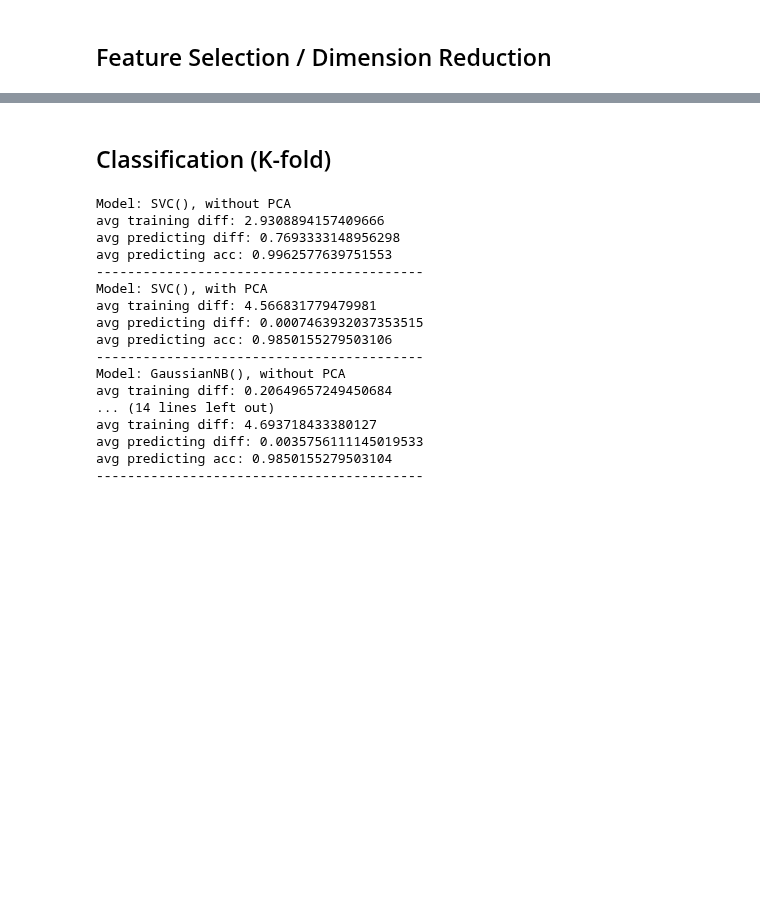
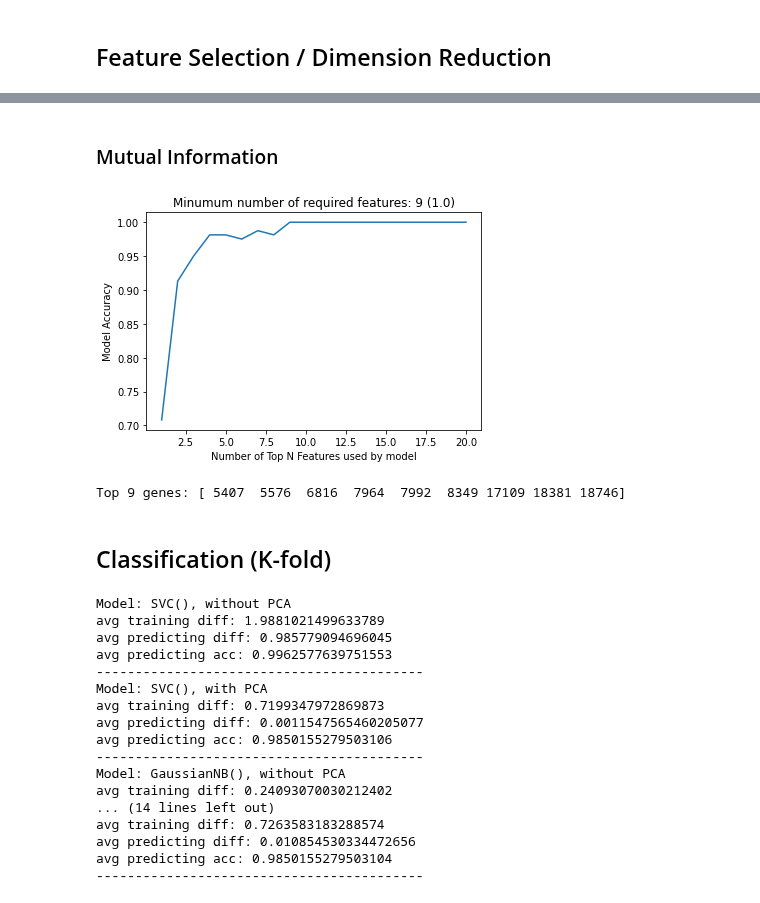
Before and after one commit to alina-dima/PR-for-AI, a Jupyter notebook: Assignment 2/Genes/genes.ipynb, the cells around one changed output, grey strips where cells are left out. Drawn from its saved outputs; the diff is of its cells as text; code cells hidden in the pictures; blank space fills up the shorter version.

Commit message:
added mutual information

```diff
--- a/Assignment 2/Genes/genes.ipynb
+++ b/Assignment 2/Genes/genes.ipynb
@@ -140,3 +144,33 @@ plt.show()
+# %% [markdown]
+### Mutual Information
+# %%
+# This takes like a minute to run
+selector = SelectKBest(mutual_info_classif, k="all")
+selector.fit(X_train, y_train)
+feature_importance = np.flip(np.argsort(selector.scores_))
+# %%
+def best_mutual_info(top_n_feat, top_features, x_train, y_train, x_test, y_test, model):
+    scores = []
+    for i in tqdm(range(1, top_n_feat + 1)):
+        best_cols = top_features[:i]
+        reduced_x_train = X_train.iloc[:,best_cols]
+        reduced_x_test = X_test.iloc[:,best_cols]
+        y_pred = model.fit(reduced_x_train, y_train).predict(reduced_x_test)
+        scores.append(accuracy_score(y_test, y_pred))
+    return scores
+# %%
+top_n_feat = 20
+scores = best_mutual_info(top_n_feat, feature_importance, X_train, y_train, X_test, y_test, SVC())
+plt.plot(list(range(1,top_n_feat + 1)), scores)
+plt.xlabel("Number of Top N Features used by model")
+plt.ylabel("Model Accuracy")
+min_feat = np.argmax(scores) + 1
+plt.title(f"Minumum number of required features: {min_feat} ({round(max(scores),3)})")
+plt.show()
+print(f"Top {min_feat} genes: {np.sort(feature_importance[:min_feat])}")
+# %% [output]
+[figure, added]
+Top 9 genes: [ 5407  5576  6816  7964  7992  8349 17109 18381 18746]
 # %% [markdown]
 ## Classification (K-fold)
 # %%
@@ -184,19 +218,19 @@ cross_val(model, df, df_labels, "n")
 cross_val(model, df, df_labels, "PCA")
 # %% [output]
 Model: SVC(), without PCA
-avg training diff: 2.9308894157409666
-avg predicting diff: 0.7693333148956298
+avg training diff: 1.9881021499633789
+avg predicting diff: 0.985779094696045
 avg predicting acc: 0.9962577639751553
 ------------------------------------------
 Model: SVC(), with PCA
-avg training diff: 4.566831779479981
-avg predicting diff: 0.0007463932037353515
+avg training diff: 0.7199347972869873
+avg predicting diff: 0.0011547565460205077
 avg predicting acc: 0.9850155279503106
 ------------------------------------------
 Model: GaussianNB(), without PCA
-avg training diff: 0.20649657249450684
+avg training diff: 0.24093070030212402
 ... (14 lines left out)
-avg training diff: 4.693718433380127
-avg predicting diff: 0.0035756111145019533
+avg training diff: 0.7263583183288574
+avg predicting diff: 0.010854530334472656
 avg predicting acc: 0.9850155279503104
 ------------------------------------------
```
Also changed, not shown: parts of 7 cells of this notebook.
